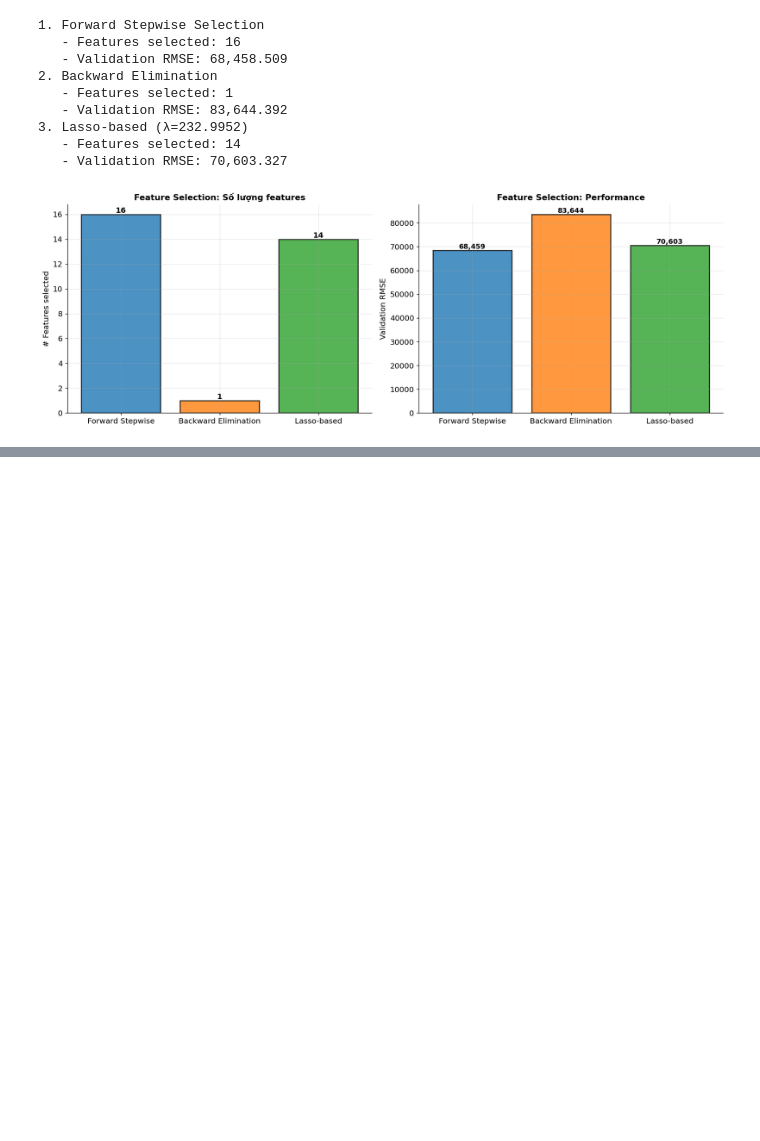
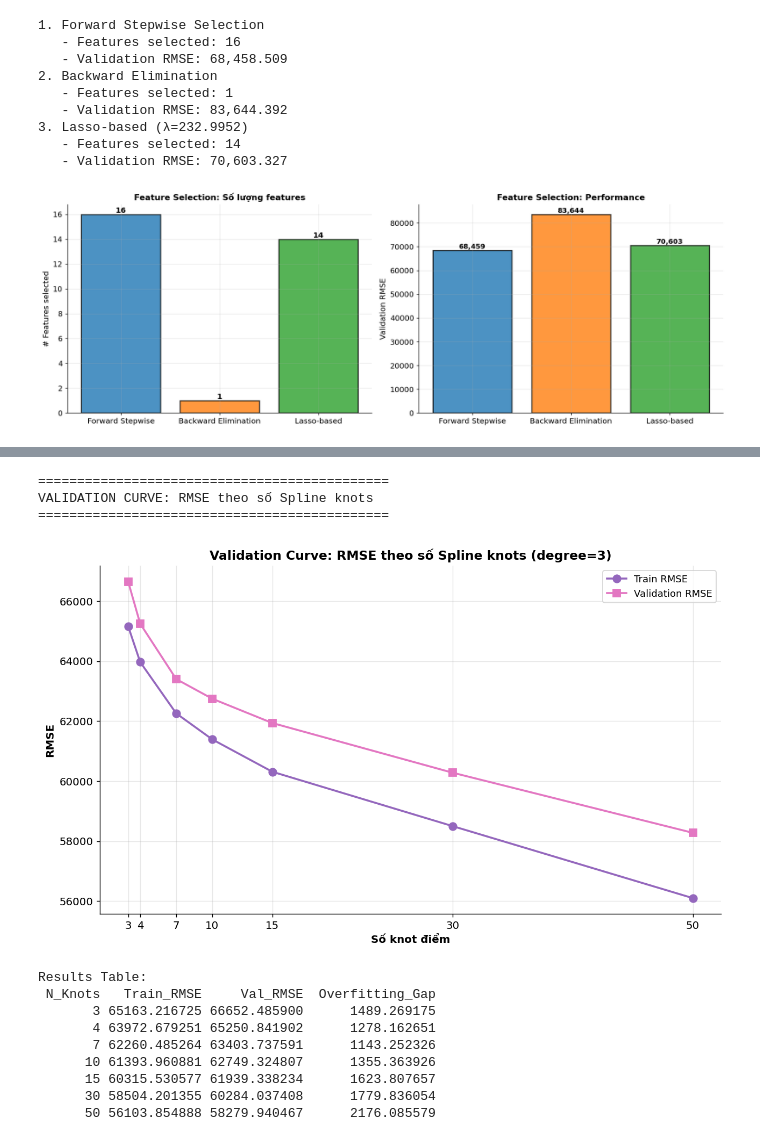
Before and after one commit to kimngoc280105/ml-regression-classification, a Jupyter notebook: code/Part1_Regression/notebook.ipynb, the cells around one changed output, grey strips where cells are left out. Drawn from its saved outputs; the diff is of its cells as text; code cells hidden in the pictures; blank space fills up the shorter version.

```diff
--- a/code/Part1_Regression/notebook.ipynb
+++ b/code/Part1_Regression/notebook.ipynb
@@ -794,0 +1002,30 @@ plot_feature_selection_comparison(
+# %%
+print("\n" + "=" * 45)
+print("VALIDATION CURVE: RMSE theo số Spline knots")
+print("=" * 45)
+
+# Compute validation curve for Spline basis (vary n_knots)
+spline_results = plot_validation_curve_spline(
+    X_train_s, y_train, X_val_s, y_val,
+    n_knots_list=[3, 4, 7, 10, 15, 30, 50],
+    degree=3,
+    model_class=Ridge,
+    alpha=1.0
+)
+
+print("\nResults Table:")
+print(spline_results.to_string(index=False))
+# %% [output]
+=============================================
+VALIDATION CURVE: RMSE theo số Spline knots
+=============================================
+[figure, added]
+Results Table:
+ N_Knots   Train_RMSE     Val_RMSE  Overfitting_Gap
+       3 65163.216725 66652.485900      1489.269175
+       4 63972.679251 65250.841902      1278.162651
+       7 62260.485264 63403.737591      1143.252326
+      10 61393.960881 62749.324807      1355.363926
+      15 60315.530577 61939.338234      1623.807657
+      30 58504.201355 60284.037408      1779.836054
+      50 56103.854888 58279.940467      2176.085579
```
Also changed, not shown: parts of 24 cells of this notebook, 4 other files.
